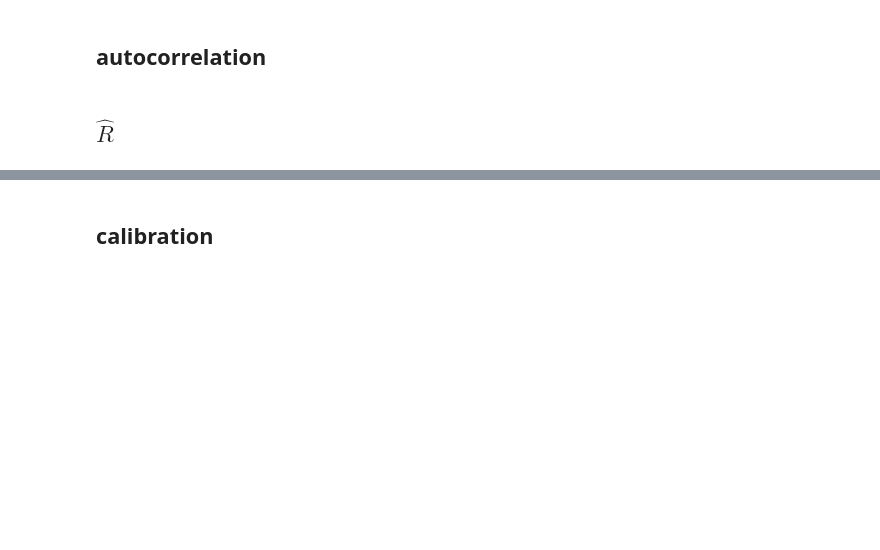
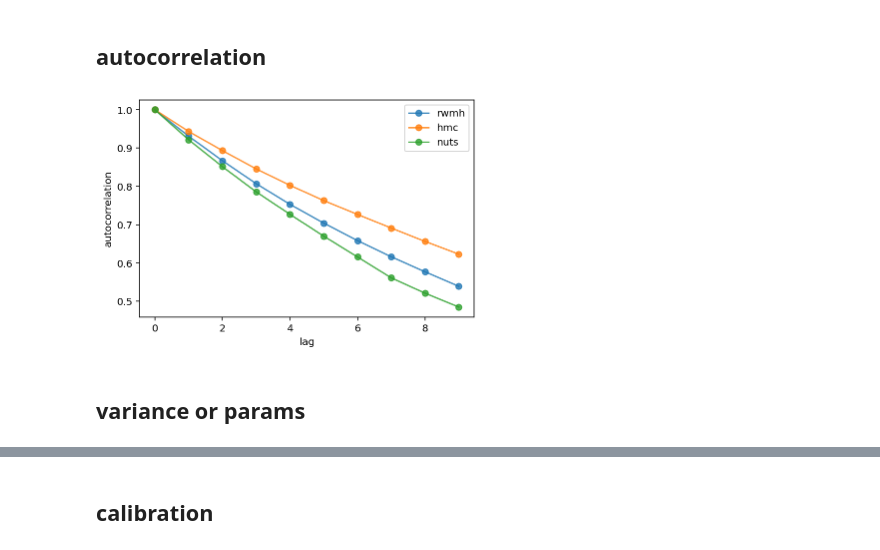
Before and after one commit to martin-marek/bnn-project, a Jupyter notebook: notebooks/uci_regression.ipynb, the cells around one changed output, grey strips where cells are left out. Saved outputs shown, nothing was run; the diff lists cells and outputs as text; code cells hidden in the pictures; blank space fills up the shorter version.

Commit message:
updated metrics

```diff
--- a/notebooks/uci_regression.ipynb
+++ b/notebooks/uci_regression.ipynb
@@ -219,21 +229,23 @@ plt.show()
 # %%
 fig, ax = plt.subplots()
 
 # autocorrelation
 chains_to_show = ['rwmh', 'hmc', 'nuts']
 for i, name in enumerate(chains_to_show):
-    chains = chains_dict[name]
-    r = metrics.autocorr(chains, 10)
+    chain = chains_dict[name]
+    r = metrics.autocorr(chain, 10)
     ax.plot(r.tolist(), 'o-', alpha=0.8, label=name)
     # ax.axhline(y=0, color='black', linestyle="--")
 ax.legend()
 ax.set_xlabel('lag')
 ax.set_ylabel('autocorrelation')
 
 # plt.savefig('plots/rhat_autocorr.pdf', bbox_inches='tight', pad_inches=0)
 plt.show()
+# %% [output]
+[figure, added]
 # %% [markdown]
-## $\hat{R}$
+## variance or params
 # %%
 fig, ax = plt.subplots()
 
```
Also changed, not shown: parts of 20 cells of this notebook.
